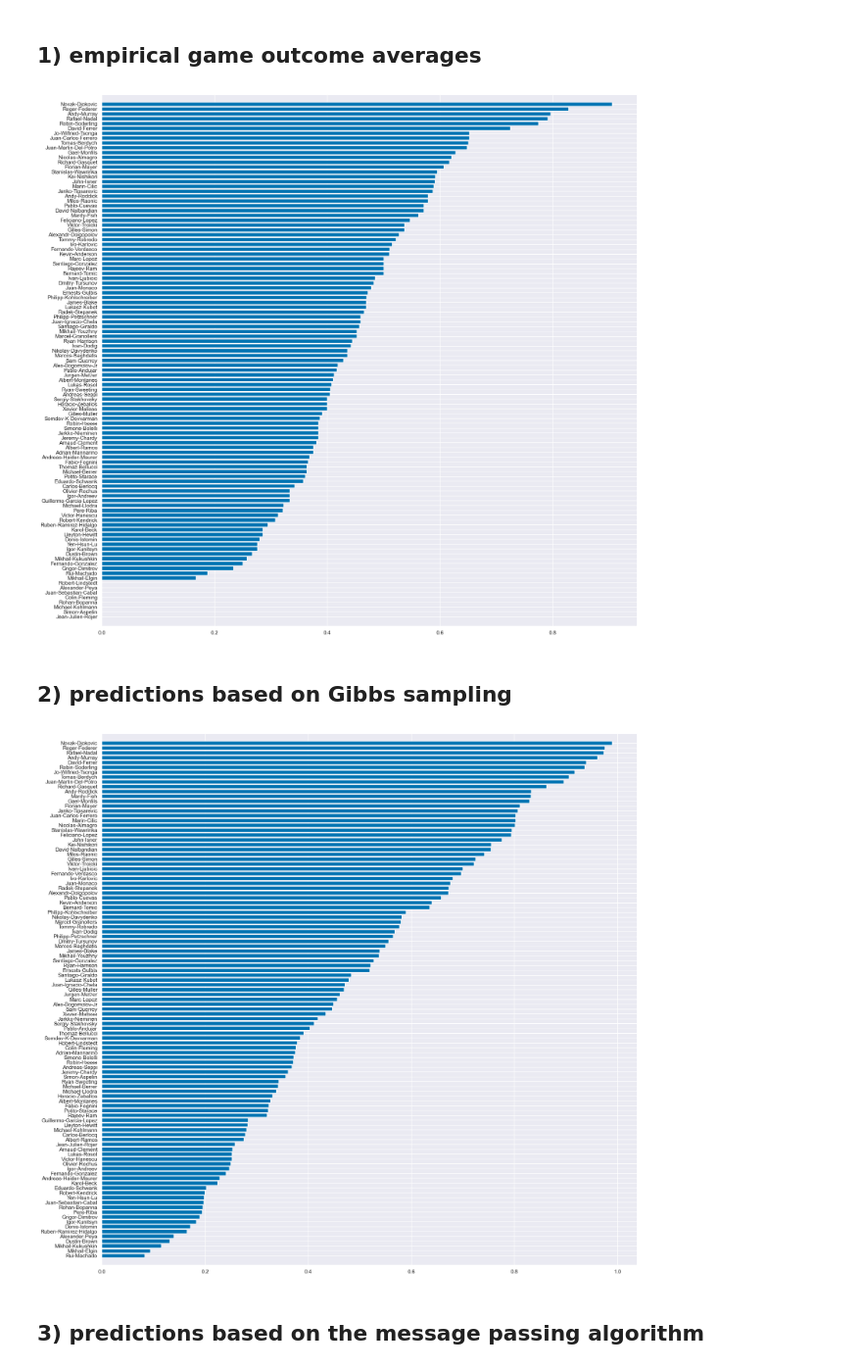
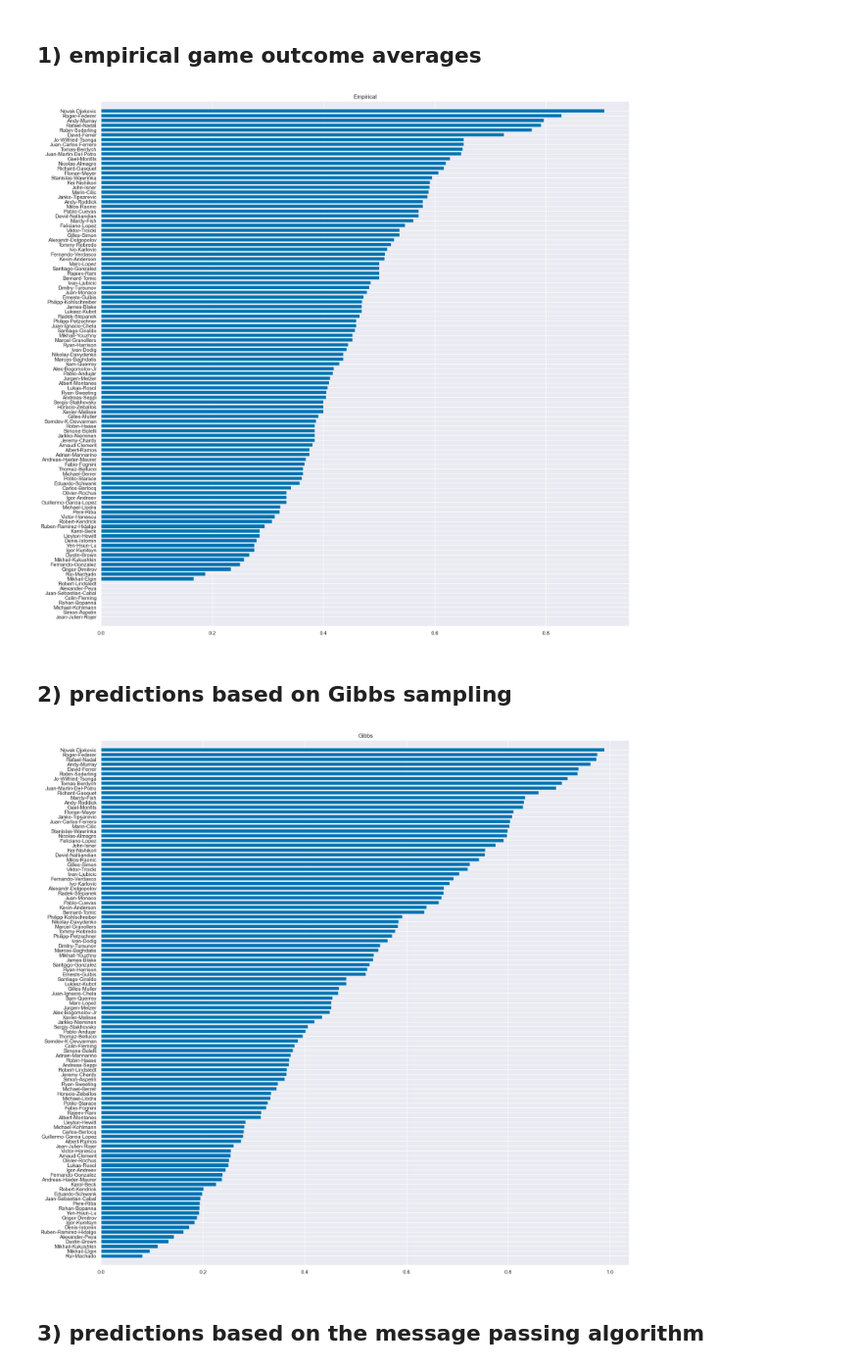
Before and after one commit to ofs416/Probabilistic_Machine_Learning, a Jupyter notebook: Coursework2/coursework2.ipynb, the cells around one changed output. Shown at 98% size. Drawn from its saved outputs; the diff is of its cells as text; code cells hidden in the pictures.

```diff
--- a/Coursework2/coursework2.ipynb
+++ b/Coursework2/coursework2.ipynb
@@ -37,7 +37,7 @@ N = G.shape[0]
 # Gibbs sampling (This may take a minute)
 # %%
 # number of iterations
-num_iters = 40000
+num_iters = 15000
 # perform gibbs sampling, skill samples is an num_players x num_samples array
 skill_samples = gibbs_sample(G, M, num_iters)#, random_nums)
 # %% [markdown]
@@ -280,6 +283,6 @@ empirical_winrate = np.zeros(M)
 for player_id in range(M):
     empirical_winrate[player_id] = np.sum(G[:, 0] == player_id) / np.sum(G == player_id)
 # %%
-sorted_barplot(empirical_winrate, W)
+sorted_barplot(empirical_winrate, W, 'Empirical')
 # %% [output]
-[figure, old version]
+[figure, new version]
@@ -286,10 +292,10 @@ sorted_barplot(empirical_winrate, W)
 # %% [markdown]
 ## 2) predictions based on Gibbs sampling
 # %%
-skill_prob = gibb_direct(W, skill_samples, burn_in=100)
+skill_prob = gibb_direct(W, skill_samples)
 # %%
 Gibbs_winrate = skill_prob.mean(axis=0)
 # %%
-sorted_barplot(Gibbs_winrate, W)
+sorted_barplot(Gibbs_winrate, W, 'Gibbs')
 # %% [output]
-[figure, old version]
+[figure, new version]
```
Also changed, not shown: parts of 18 cells of this notebook, 8 other files.
